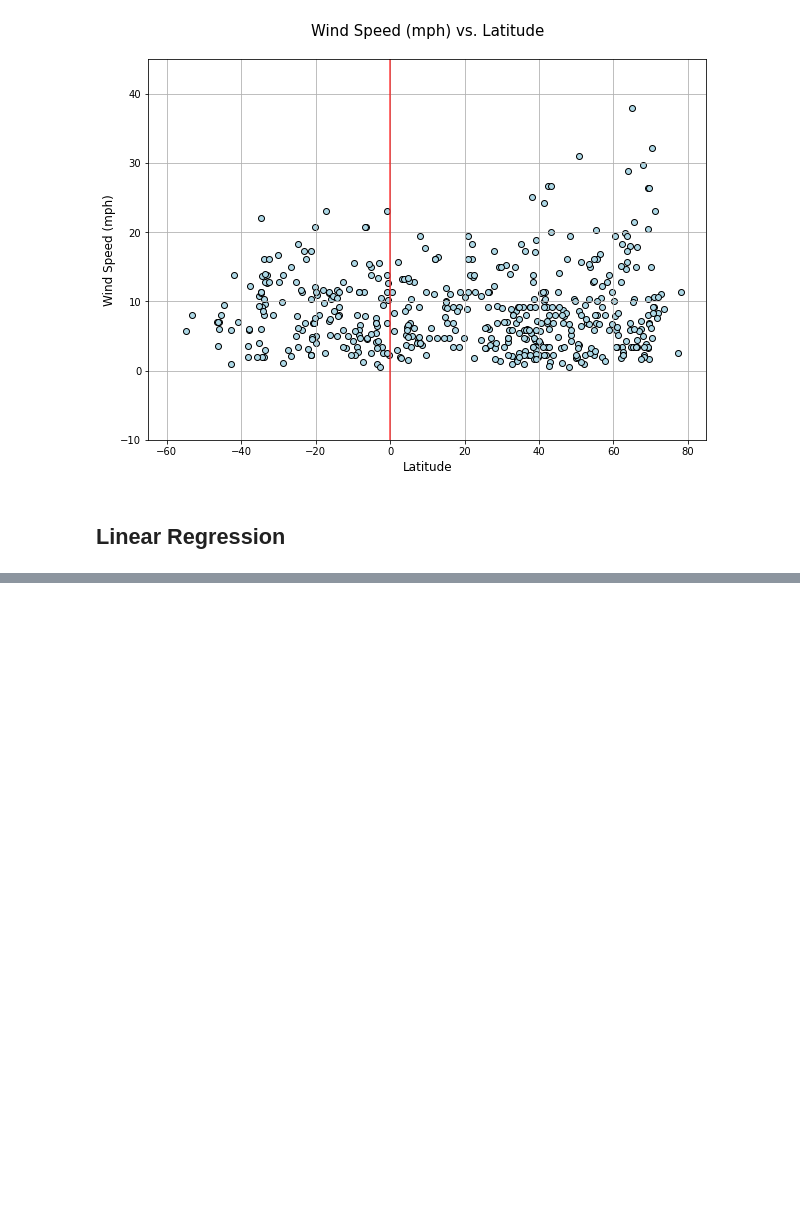
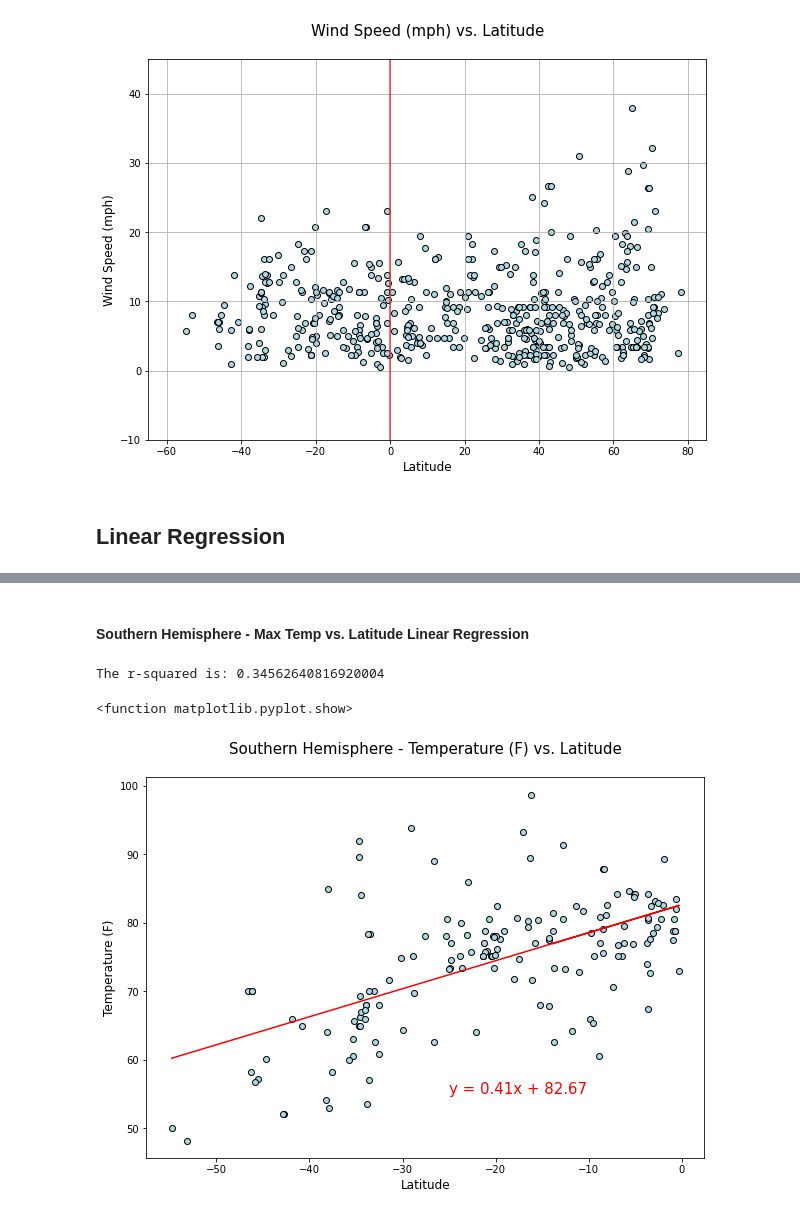
Before and after one commit to GrimmettDS/python-api-challenge, a Jupyter notebook: WeatherPy/WeatherTestData.ipynb, the cells around one changed output, grey strips where cells are left out. Drawn from its saved outputs; the diff is of its cells as text; code cells hidden in the pictures; blank space fills up the shorter version.

```diff
--- a/WeatherPy/WeatherTestData.ipynb
+++ b/WeatherPy/WeatherTestData.ipynb
@@ -419,0 +450,27 @@ plt.show
+# %% [markdown]
+####  Southern Hemisphere - Max Temp vs. Latitude Linear Regression
+# %%
+#Adding the linear regression equation and line to the scatter plot.
+x_values = south_hemi_weather_df['Latitude']
+y_values = south_hemi_weather_df['Max Temp']
+
+(slope, intercept, rvalue, pvalue, stderr) = linregress(x_values, y_values)
+regress_values = slope * x_values + intercept
+line_eq = "y = " + str(round(slope,2)) + "x + " + str(round(intercept,2))
+
+fig1, ax1 = plt.subplots(figsize=(10,7))
+plt.scatter(x_values, y_values, color = 'lightblue', edgecolors = 'black')
+
+plt.plot(x_values, regress_values, "r-")
+plt.annotate(line_eq,(-25,55),fontsize=15,color="red")
+
+plt.title('Southern Hemisphere - Temperature (F) vs. Latitude\n', fontsize = 15)
+plt.xlabel('Latitude', fontsize = 12)
+plt.ylabel('Temperature (F)', fontsize = 12)
+
+print(f"The r-squared is: {rvalue**2}")
+plt.show
+# %% [output]
+The r-squared is: 0.34562640816920004
+<function matplotlib.pyplot.show>
+[figure, added]
```
Also changed, not shown: parts of 15 cells of this notebook.
